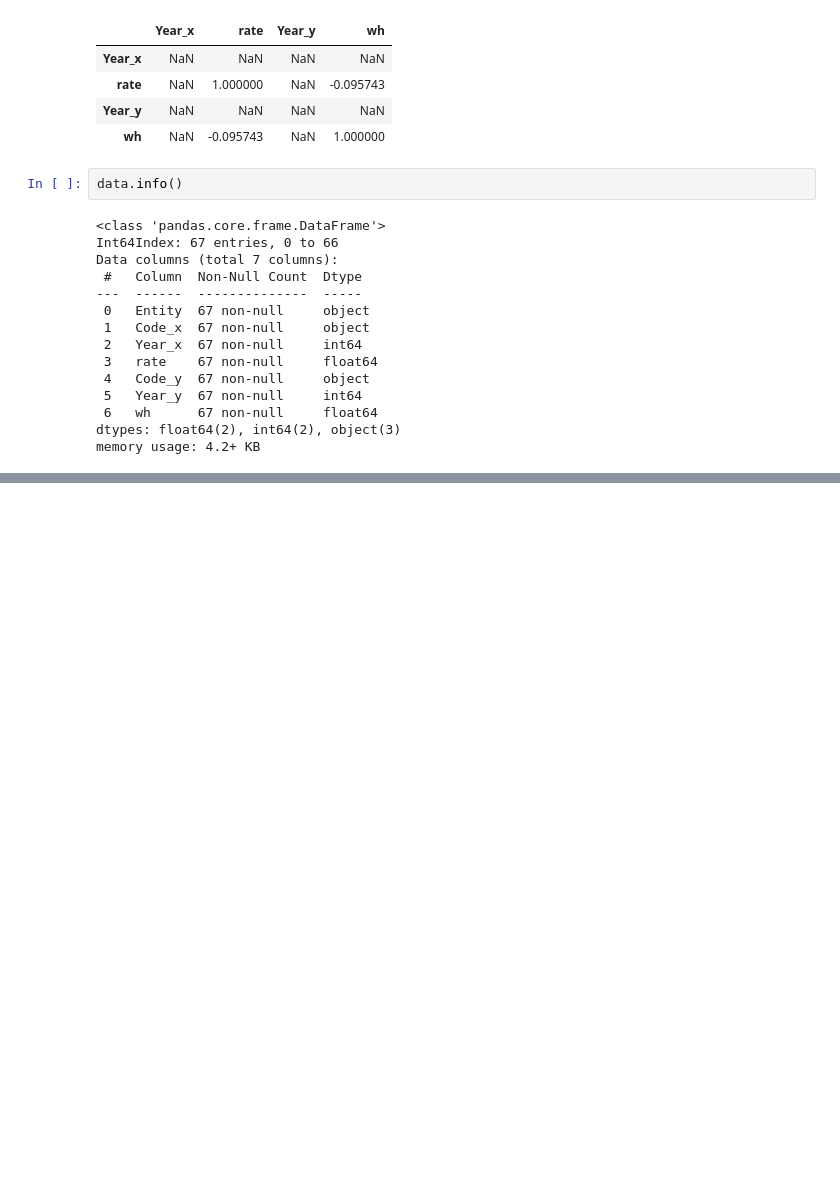
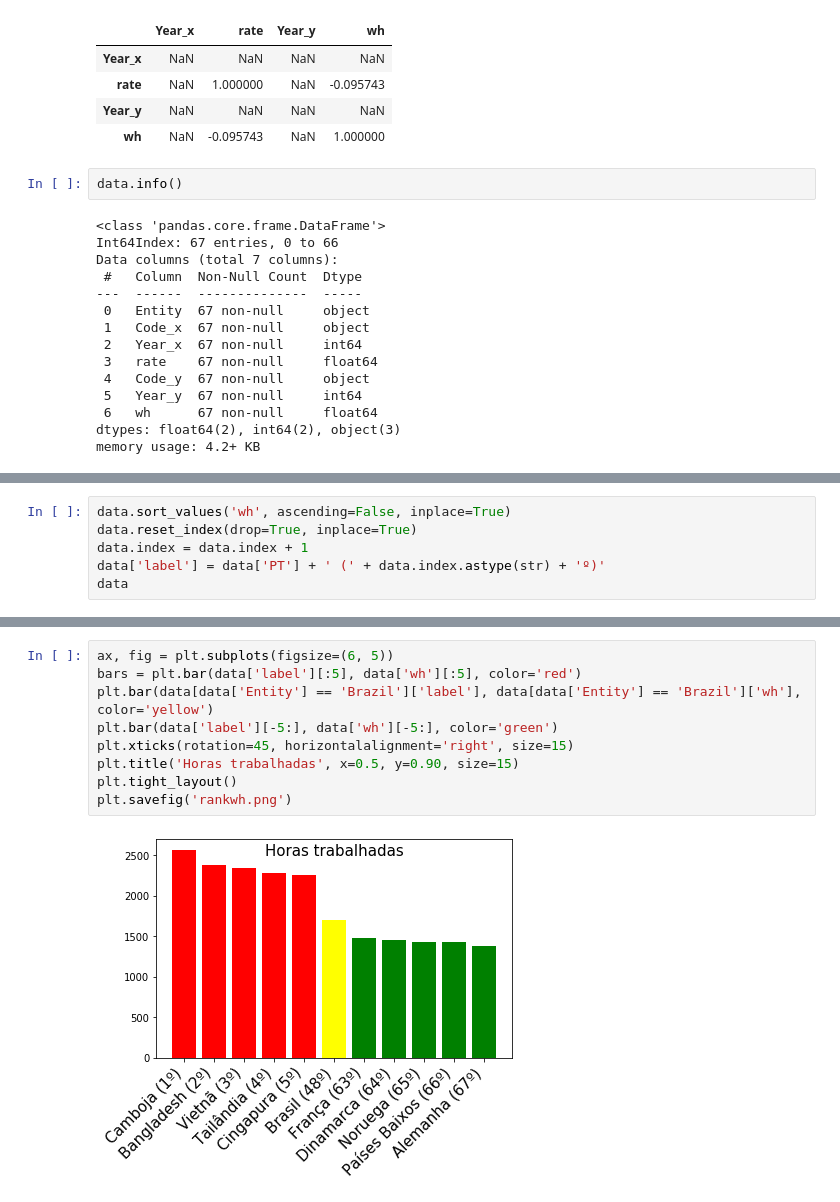
Before and after one commit to otaviobertucini/Machine-Learning-Algorithms, a Jupyter notebook: files/world-data/suicide vs wors worked.ipynb, the cells around one changed output, grey strips where cells are left out. Drawn from its saved outputs; the diff is of its cells as text; blank space fills up the shorter version.

```diff
--- a/files/world-data/suicide vs wors worked.ipynb
+++ b/files/world-data/suicide vs wors worked.ipynb
@@ -117,0 +161,6 @@ rank
+# %%
+data.sort_values('wh', ascending=False, inplace=True)
+data.reset_index(drop=True, inplace=True)
+data.index = data.index + 1
+data['label'] = data['PT'] + ' (' + data.index.astype(str) + 'º)'
+data
@@ -117,0 +181,11 @@ rank
+# %%
+ax, fig = plt.subplots(figsize=(6, 5))
+bars = plt.bar(data['label'][:5], data['wh'][:5], color='red')
+plt.bar(data[data['Entity'] == 'Brazil']['label'], data[data['Entity'] == 'Brazil']['wh'], color='yellow')
+plt.bar(data['label'][-5:], data['wh'][-5:], color='green')
+plt.xticks(rotation=45, horizontalalignment='right', size=15)
+plt.title('Horas trabalhadas', x=0.5, y=0.90, size=15)
+plt.tight_layout()
+plt.savefig('rankwh.png')
+# %% [output]
+[figure, added]
```
Also changed, not shown: parts of 7 cells of this notebook, 1 other file.
